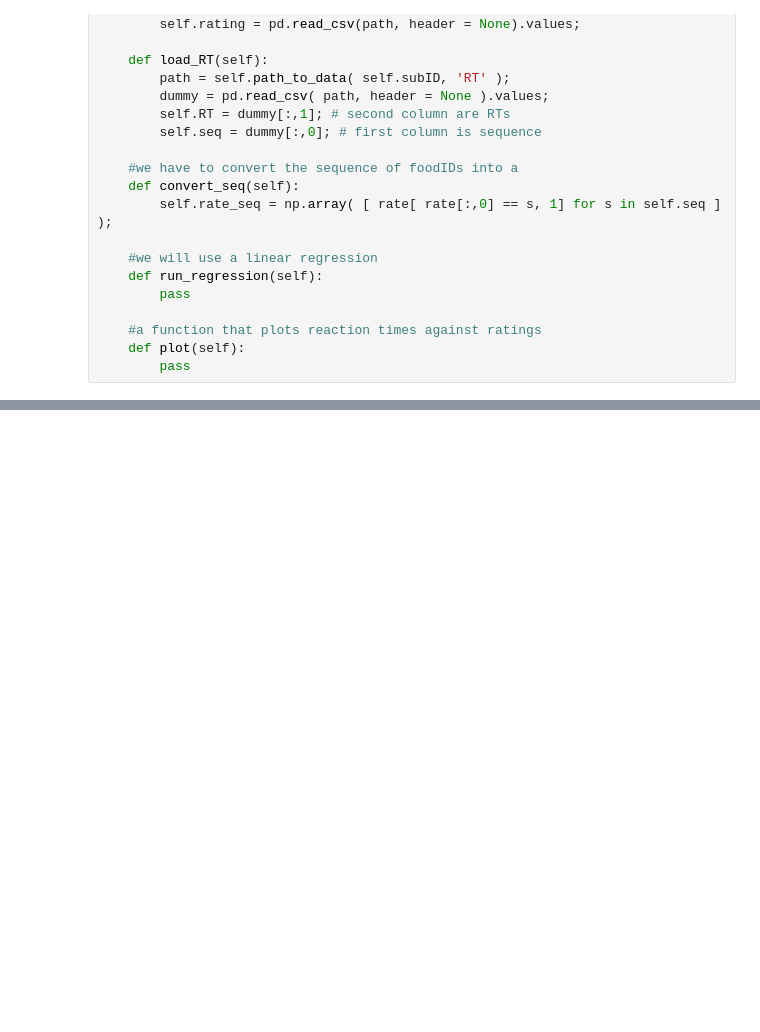
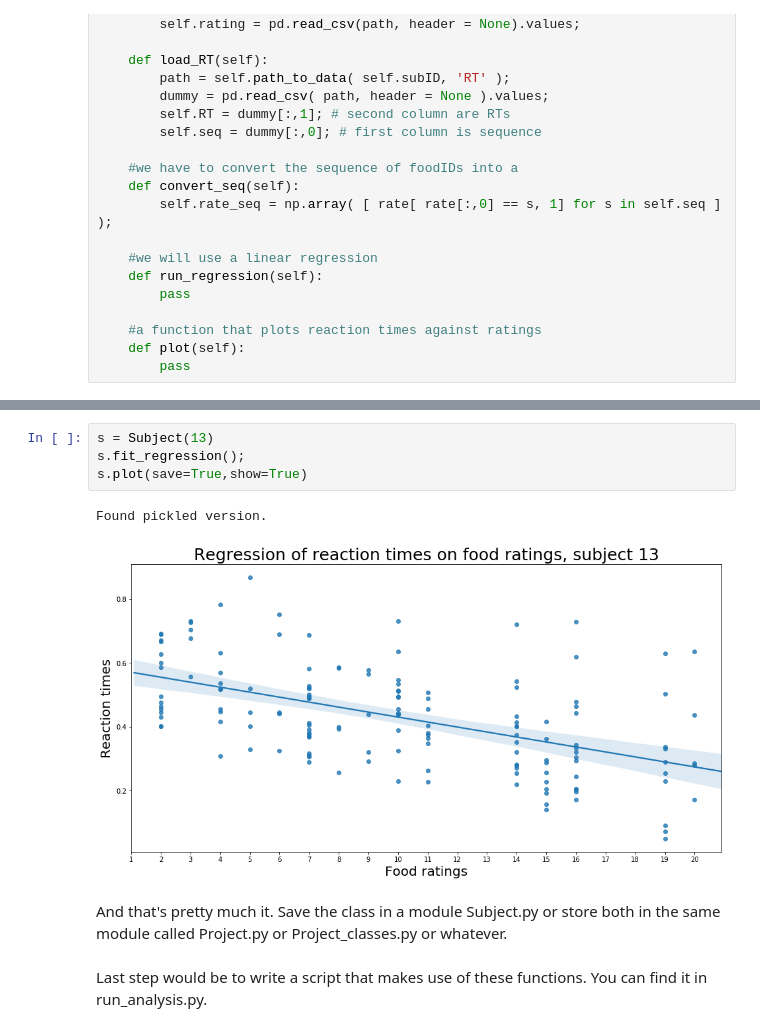
Before and after one commit to LukasNeugebauer/Python_Workshop, a Jupyter notebook: example_workflow/create_analysis_class.ipynb, the cells around one changed output, grey strips where cells are left out. Cells and saved outputs as stored; diff of their text form; blank space fills up the shorter version.

```diff
--- a/example_workflow/create_analysis_class.ipynb
+++ b/example_workflow/create_analysis_class.ipynb
@@ -377,0 +731,11 @@ class Subject( Base_project):
+# %%
+s = Subject(13)
+s.fit_regression();
+s.plot(save=True,show=True)
+# %% [output]
+Found pickled version.
+[figure, added]
+# %% [markdown]
+And that's pretty much it. Save the class in a module Subject.py or store both in the same module called Project.py or Project_classes.py or whatever.
+# %% [markdown]
+Last step would be to write a script that makes use of these functions. You can find it in run_analysis.py.
```
Also changed, not shown: parts of 52 cells of this notebook, 2 other files.
